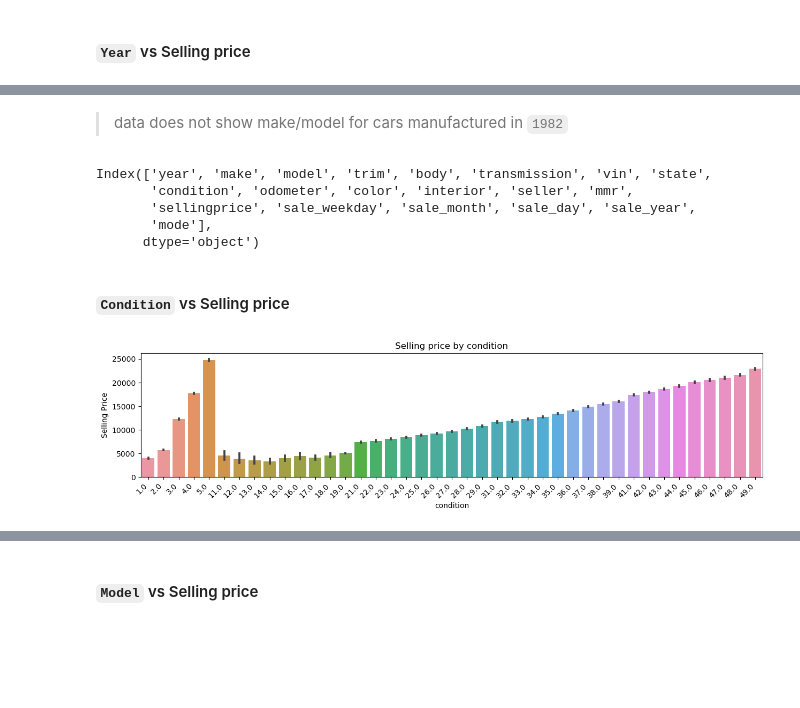
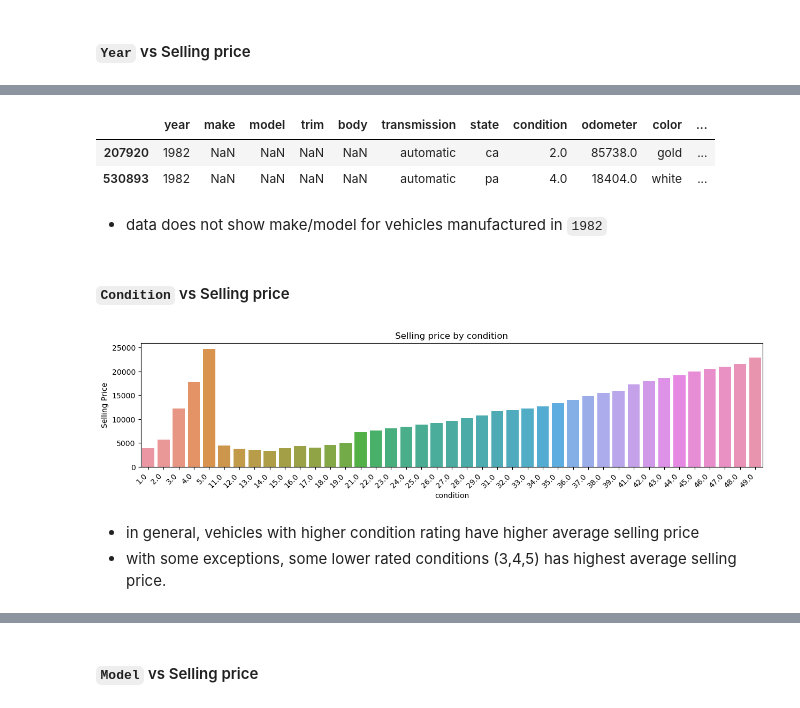
Before and after one commit to aprilhong/vehiclesales, a Jupyter notebook: Vehicle_DA.ipynb, the cells around one changed output, grey strips where cells are left out. Saved outputs shown, nothing was run; the diff lists cells and outputs as text; code cells hidden in the pictures; blank space fills up the shorter version.

```diff
--- a/Vehicle_DA.ipynb
+++ b/Vehicle_DA.ipynb
@@ -1861,0 +1574,3 @@ None
+# %%
+# copy df and save as new variable
+df7=df6.copy()
@@ -1886,25 +1715,27 @@ df5.loc[df5['year'] == 1982]
+# %%
+# Filter rows where year = 1982
+df7.loc[df7['year'] == 1982]
+# %% [output]
+|  | year | make | model | trim | body | transmission | state | condition | odometer | color | ... |
+| 207920 | 1982 | NaN | NaN | NaN | NaN | automatic | ca | 2.0 | 85738.0 | gold | ... |
+| 530893 | 1982 | NaN | NaN | NaN | NaN | automatic | pa | 4.0 | 18404.0 | white | ... |
 # %% [markdown]
-> data does not show make/model for cars manufactured in `1982`
+- data does not show make/model for vehicles manufactured in `1982`
-# %%
-df5.columns
-# %% [output]
-Index(['year', 'make', 'model', 'trim', 'body', 'transmission', 'vin', 'state',
-       'condition', 'odometer', 'color', 'interior', 'seller', 'mmr',
-       'sellingprice', 'sale_weekday', 'sale_month', 'sale_day', 'sale_year',
-       'mode'],
-      dtype='object')
 # %% [markdown]
 #### `Condition` vs Selling price
 # %%
 # setting the dimensions of the plot
 fig, ax = plt.subplots(figsize=(15, 3))
 
-sns.barplot(df5, x="condition", y='sellingprice', ax=ax)
+sns.barplot(df7, x="condition", y='sellingprice', ax=ax, errorbar=None)
 plt.title("Selling price by condition", fontsize=12)
 plt.ylabel("Selling Price")
 plt.xlabel("condition")
 plt.xticks(rotation=45, ha='right')
 plt.show()
 # %% [output]
-[figure, old version]
+[figure, new version]
+# %% [markdown]
+- in general, vehicles with higher condition rating have higher average selling price
+- with some exceptions, some lower rated conditions (3,4,5) has highest average selling price.
 # %%
```
Also changed, not shown: parts of 176 cells of this notebook.
